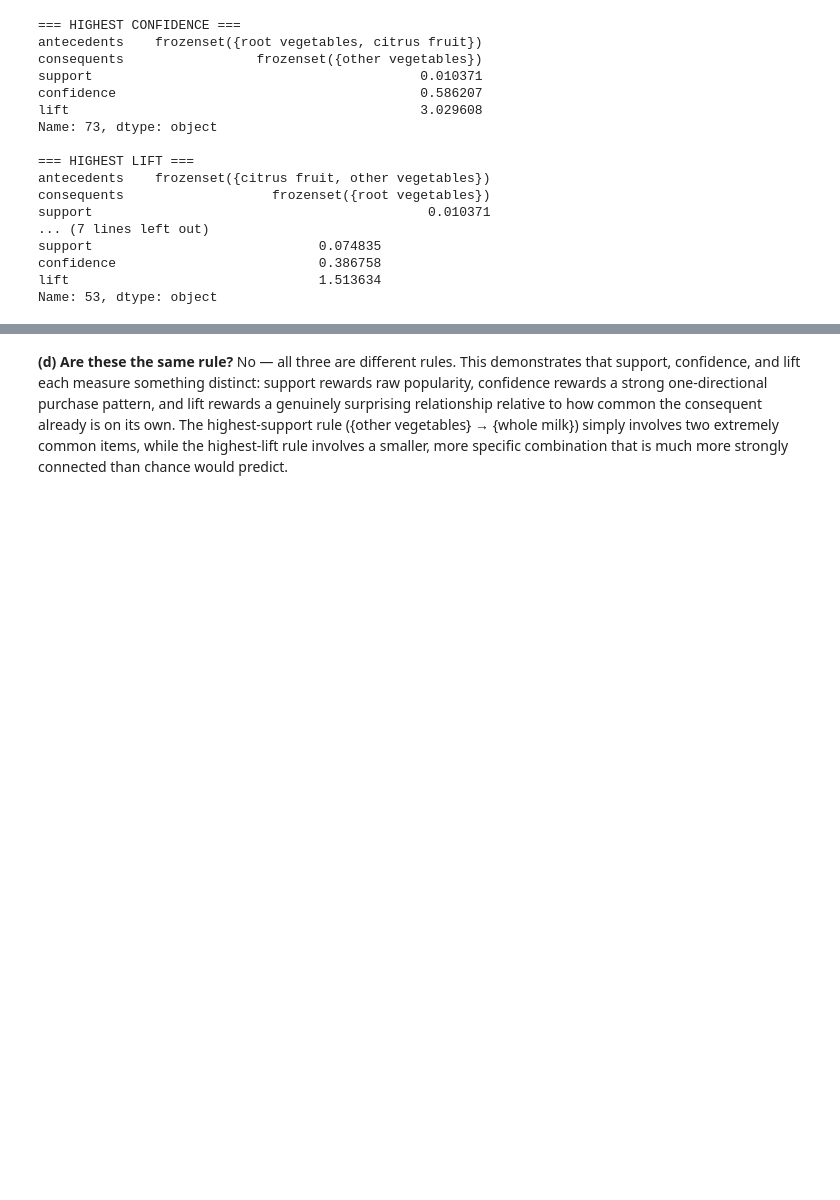
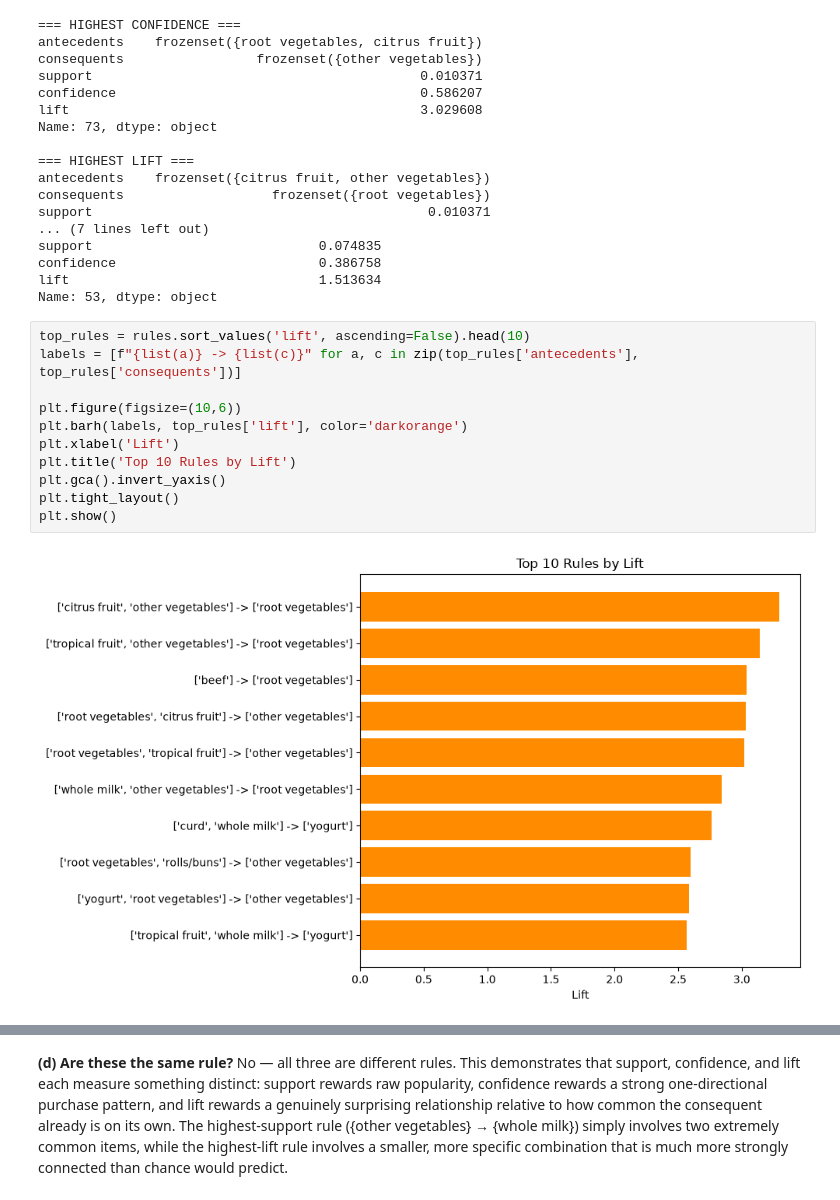
Before and after one commit to GWIZAR/ASSIGNMENT-ASSOCIATION-RULE-LEARNING, a Jupyter notebook: Assignment_Gwiza_Rodrigue.ipynb, the cells around one changed output, grey strips where cells are left out. Cells and saved outputs as stored; diff of their text form; blank space fills up the shorter version.

```diff
--- a/Assignment_Gwiza_Rodrigue.ipynb
+++ b/Assignment_Gwiza_Rodrigue.ipynb
@@ -264,3 +268,16 @@ support                             0.074835
 confidence                          0.386758
 lift                                1.513634
 Name: 53, dtype: object
+# %%
+top_rules = rules.sort_values('lift', ascending=False).head(10)
+labels = [f"{list(a)} -> {list(c)}" for a, c in zip(top_rules['antecedents'], top_rules['consequents'])]
+
+plt.figure(figsize=(10,6))
+plt.barh(labels, top_rules['lift'], color='darkorange')
+plt.xlabel('Lift')
+plt.title('Top 10 Rules by Lift')
+plt.gca().invert_yaxis()
+plt.tight_layout()
+plt.show()
+# %% [output]
+[figure, added]
```
Also changed, not shown: parts of 7 cells of this notebook.
